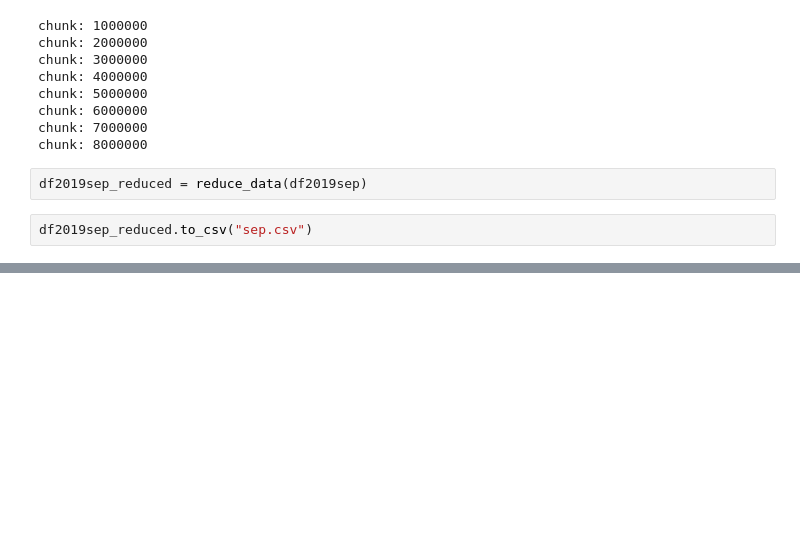
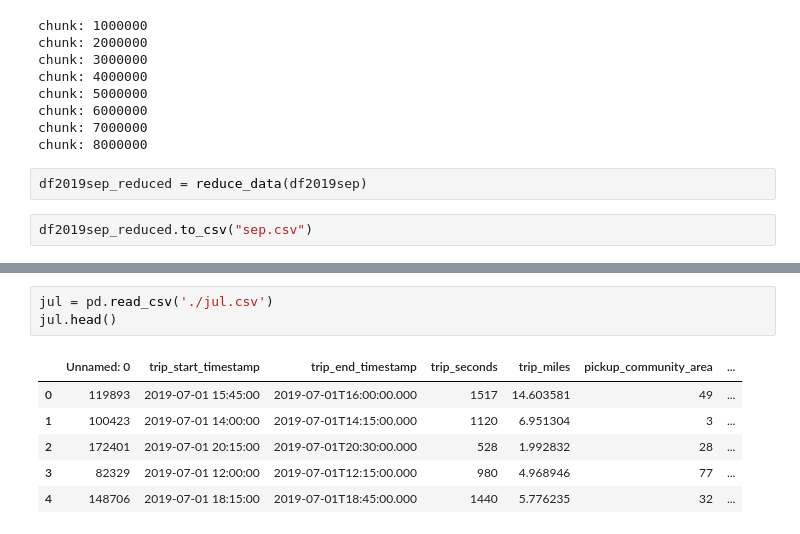
Before and after one commit to mjtv128/705-FinalProject, a Jupyter notebook: test_import.ipynb, the cells around one changed output, grey strips where cells are left out. Cells and saved outputs as stored; diff of their text form; blank space fills up the shorter version.

```diff
--- a/test_import.ipynb
+++ b/test_import.ipynb
@@ -241,0 +254,10 @@ df2019sep_reduced.to_csv("sep.csv")
+# %%
+jul = pd.read_csv('./jul.csv')
+jul.head()
+# %% [output]
+|  | Unnamed: 0 | trip_start_timestamp | trip_end_timestamp | trip_seconds | trip_miles | pickup_community_area | ... |
+| 0 | 119893 | 2019-07-01 15:45:00 | 2019-07-01T16:00:00.000 | 1517 | 14.603581 | 49 | ... |
+| 1 | 100423 | 2019-07-01 14:00:00 | 2019-07-01T14:15:00.000 | 1120 | 6.951304 | 3 | ... |
+| 2 | 172401 | 2019-07-01 20:15:00 | 2019-07-01T20:30:00.000 | 528 | 1.992832 | 28 | ... |
+| 3 | 82329 | 2019-07-01 12:00:00 | 2019-07-01T12:15:00.000 | 980 | 4.968946 | 77 | ... |
+| 4 | 148706 | 2019-07-01 18:15:00 | 2019-07-01T18:45:00.000 | 1440 | 5.776235 | 32 | ... |
```
Also changed, not shown: parts of 16 cells of this notebook, 2 other files.
